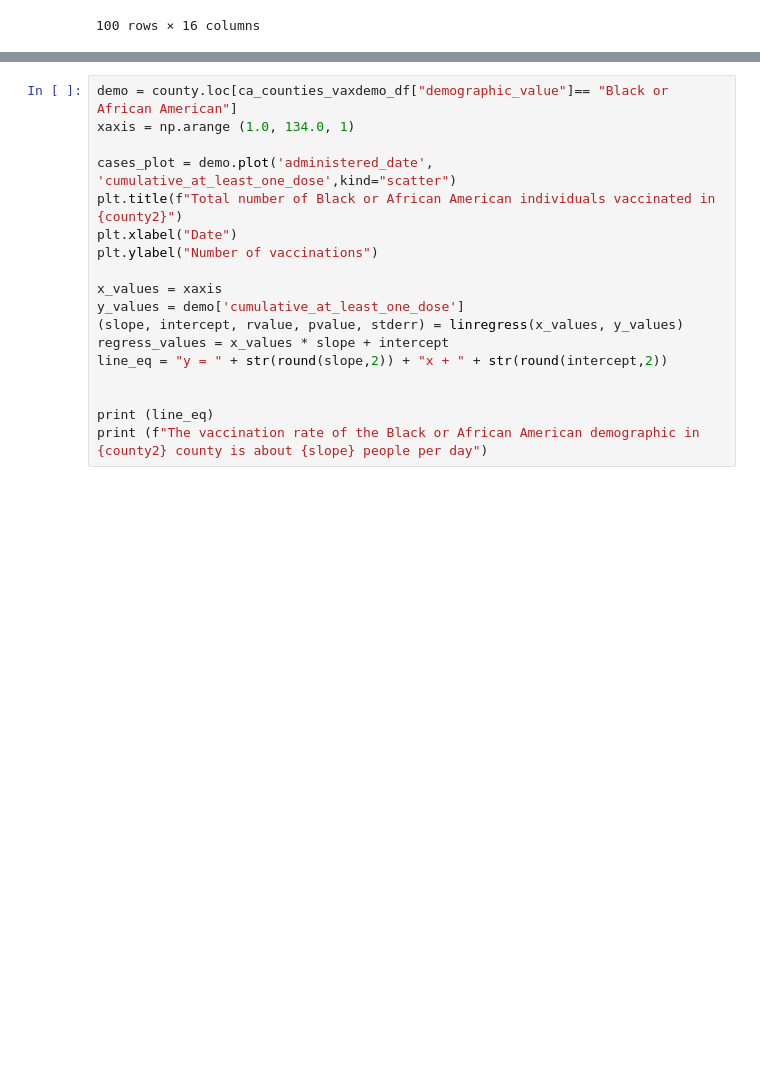
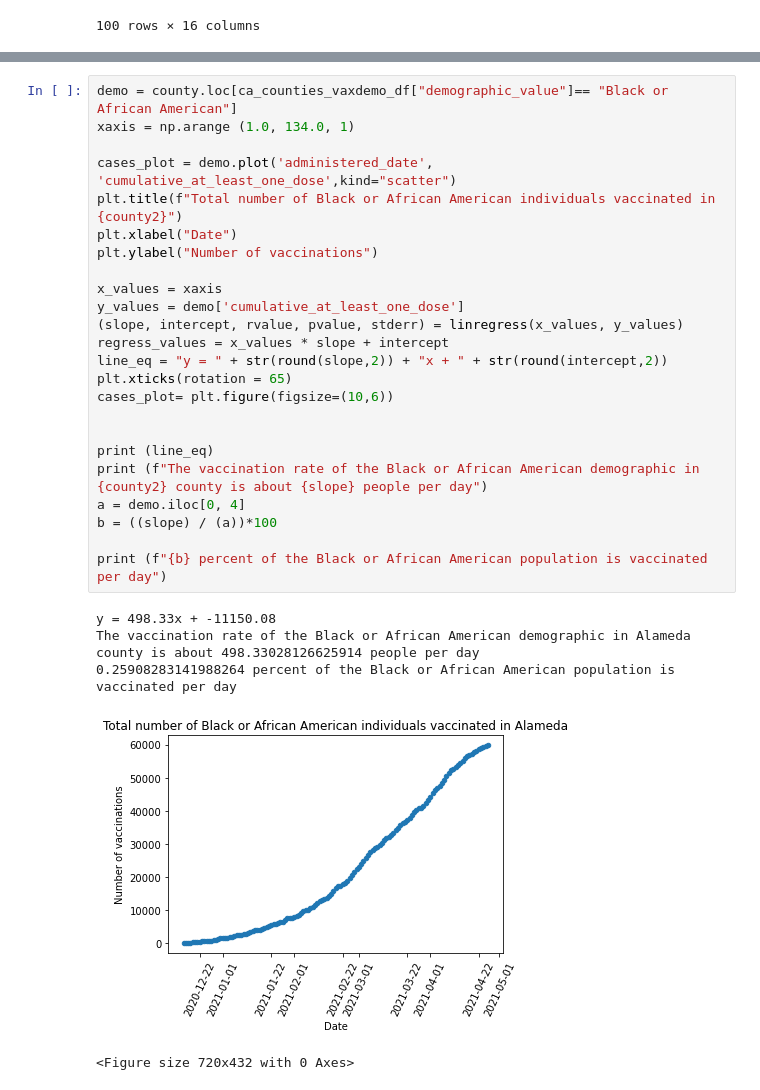
Before and after one commit to Chithra1996/GTProject1, a Jupyter notebook: Question_1.ipynb, the cells around one changed output, grey strips where cells are left out. Saved outputs shown, nothing was run; the diff lists cells and outputs as text; blank space fills up the shorter version.

```diff
--- a/Question_1.ipynb
+++ b/Question_1.ipynb
@@ -125,21 +137,33 @@ The vaccination rate of the Asian demographic in Alameda county is about 2206.06
 # %%
 demo = county.loc[ca_counties_vaxdemo_df["demographic_value"]== "Black or African American"]
 xaxis = np.arange (1.0, 134.0, 1)
 
 cases_plot = demo.plot('administered_date', 'cumulative_at_least_one_dose',kind="scatter")
 plt.title(f"Total number of Black or African American individuals vaccinated in {county2}")
 plt.xlabel("Date")
 plt.ylabel("Number of vaccinations")
 
 x_values = xaxis
 y_values = demo['cumulative_at_least_one_dose']
 (slope, intercept, rvalue, pvalue, stderr) = linregress(x_values, y_values)
 regress_values = x_values * slope + intercept
 line_eq = "y = " + str(round(slope,2)) + "x + " + str(round(intercept,2))
+plt.xticks(rotation = 65)
+cases_plot= plt.figure(figsize=(10,6))
 
 
 print (line_eq)
 print (f"The vaccination rate of the Black or African American demographic in {county2} county is about {slope} people per day")
+a = demo.iloc[0, 4]
+b = ((slope) / (a))*100
+
+print (f"{b} percent of the Black or African American population is vaccinated per day")
+# %% [output]
+y = 498.33x + -11150.08
+The vaccination rate of the Black or African American demographic in Alameda county is about 498.33028126625914 people per day
+0.25908283141988264 percent of the Black or African American population is vaccinated per day
+[figure, added]
+<Figure size 720x432 with 0 Axes>
 # %%
 demo = county.loc[ca_counties_vaxdemo_df["demographic_value"]== "Latino"]
 xaxis = np.arange (1.0, 134.0, 1)
```
Also changed, not shown: parts of 9 cells of this notebook.
